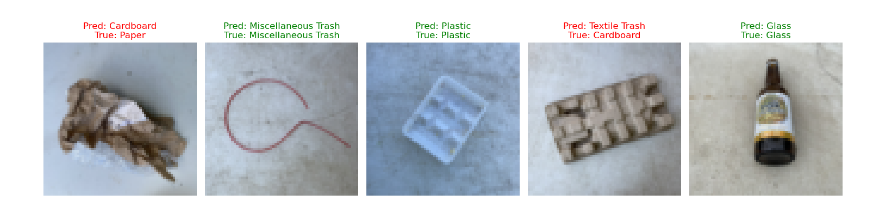
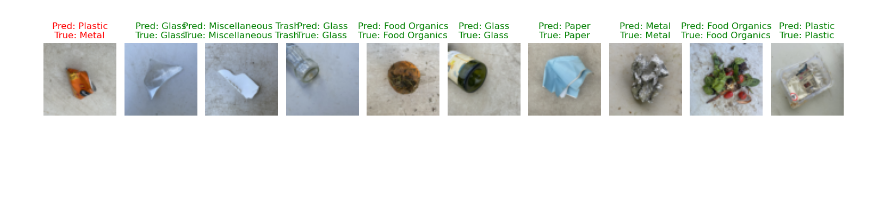
Before and after one commit to bashirgit/EPOCH-2.0, a Jupyter notebook: single_prediction_model.ipynb, the cells around one changed output. Drawn from its saved outputs; the diff is of its cells as text; code cells hidden in the pictures; blank space fills up the shorter version.

```diff
--- a/single_prediction_model.ipynb
+++ b/single_prediction_model.ipynb
@@ -11,7 +11,7 @@ import matplotlib.pyplot as plt
 import numpy as np
 
 # Define dataset path
-data_dir = "C:\\Users\\amogh\\OneDrive\\Documents\\GitHub\\EPOCH-2.0\\realwaste-main\RealWaste"  # Change this to your dataset location
+data_dir = "realwaste-main\\RealWaste"  # Change this to your dataset location
 
 # Define transformations
 transform = transforms.Compose([
@@ -142,6 +142,6 @@ def visualize_predictions(model, dataloader, class_names, num_images=5):
                 return
 # %%
 # Display predictions on some validation images
-visualize_predictions(model, val_loader, class_names, num_images=5)
+visualize_predictions(model, val_loader, class_names, num_images=10)
 # %% [output]
-[figure, old version]
+[figure, new version]
```
Also changed, not shown: parts of 1 cell of this notebook.
